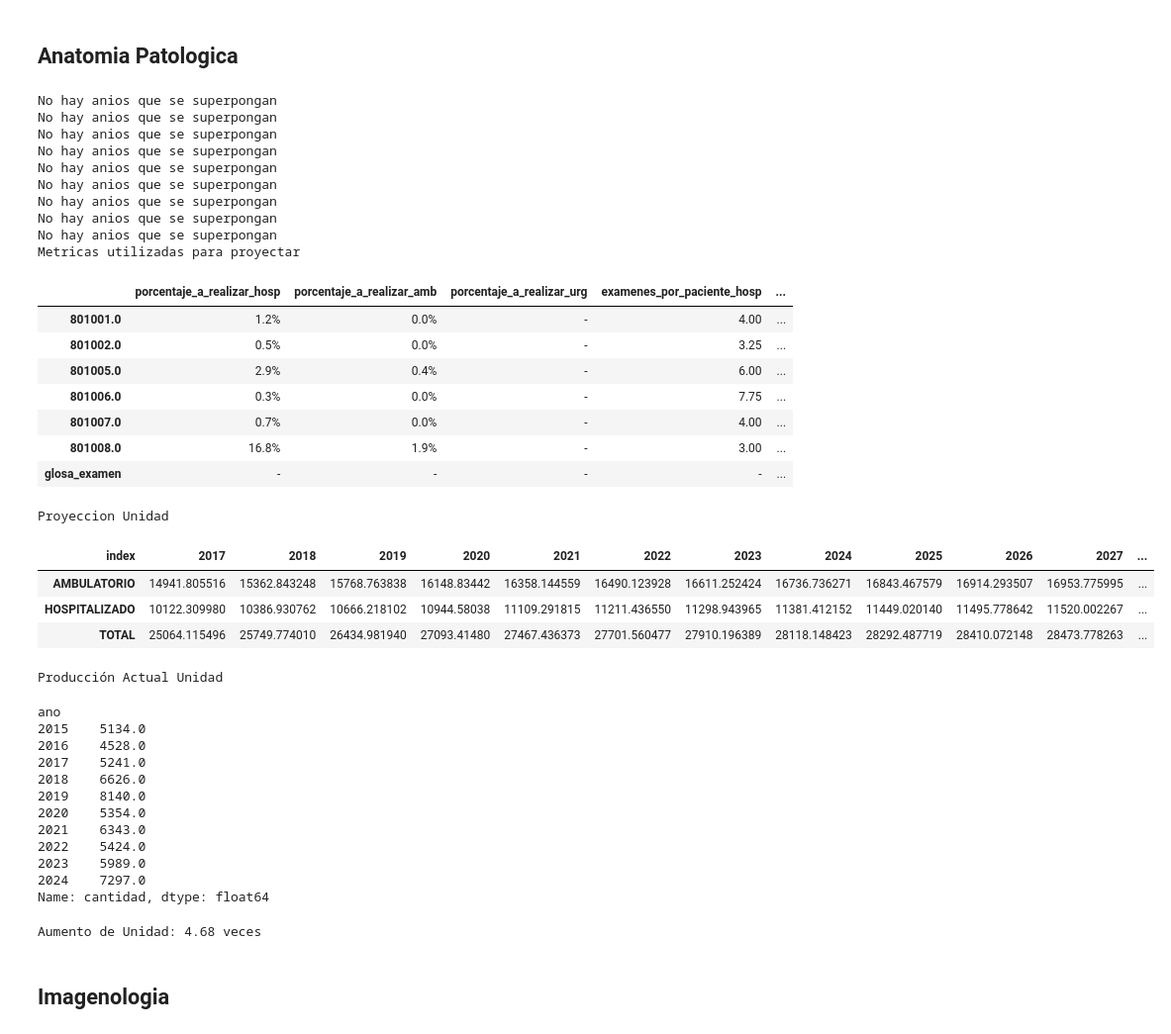
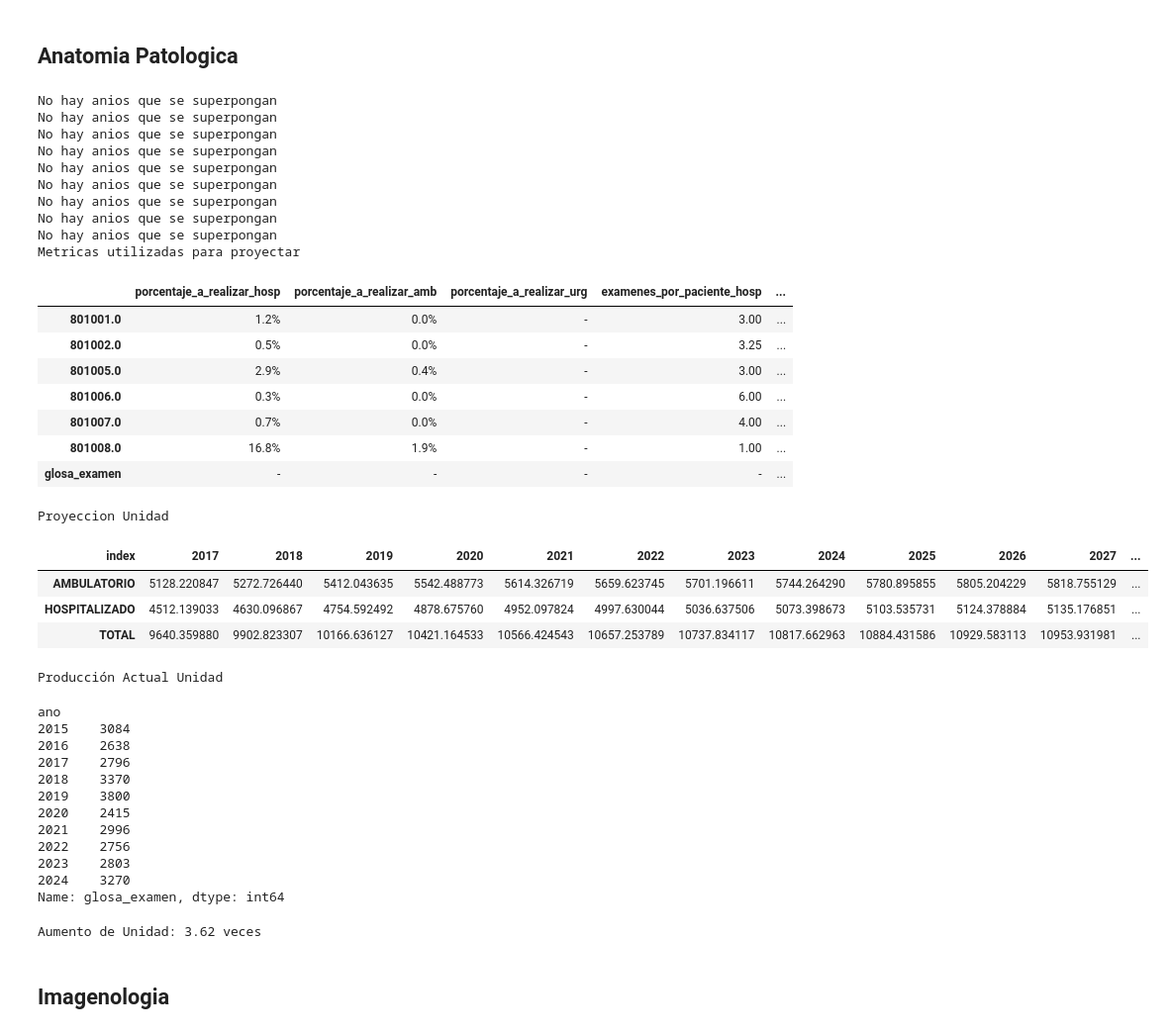
Before and after one commit to JavierRojas14/proyeccion-rdr, a Jupyter notebook: notebooks/6.0-jrb-support-units-percentajes.ipynb, the cells around one changed output. Shown: that part at 99% size. Saved outputs shown, nothing was run; the diff lists cells and outputs as text; code cells hidden in the pictures.

```diff
--- a/notebooks/6.0-jrb-support-units-percentajes.ipynb
+++ b/notebooks/6.0-jrb-support-units-percentajes.ipynb
@@ -338,55 +338,55 @@ Aumento de farmacia: 6.38 veces
 resultados_anatomia = ua.estimar_unidad_completa(
     df_unidad=df_anat,
     df_unidad_hosp=df_anat_hosp,
     df_unidad_amb=df_anat_amb,
     df_unidad_urg=df_anat_urg, # Notar que es un DataFrame vacio
     df_grd=df_grd,
     df_consultas=consultas_medicas,
     df_urgencias=df_urgencias,
     casos_hospitalizados_proyectados=casos_hospitalizados_proyectados,
     casos_atencion_abierta_proyectados=casos_atencion_abierta,
     casos_urgencia_proyectados=casos_urgencia,
     anios_poblacion=ANIOS_POBLACION,
-    estimar_examenes_por_paciente_utilizando_glosa=False,
+    estimar_examenes_por_paciente_utilizando_glosa=True,
 )
 # %% [output]
 No hay anios que se superpongan
 No hay anios que se superpongan
 No hay anios que se superpongan
 No hay anios que se superpongan
 No hay anios que se superpongan
 No hay anios que se superpongan
 No hay anios que se superpongan
 No hay anios que se superpongan
 No hay anios que se superpongan
 Metricas utilizadas para proyectar
 |  | porcentaje_a_realizar_hosp | porcentaje_a_realizar_amb | porcentaje_a_realizar_urg | examenes_por_paciente_hosp | ... |
-| 801001.0 | 1.2% | 0.0% | - | 4.00 | ... |
+| 801001.0 | 1.2% | 0.0% | - | 3.00 | ... |
 | 801002.0 | 0.5% | 0.0% | - | 3.25 | ... |
-| 801005.0 | 2.9% | 0.4% | - | 6.00 | ... |
-| 801006.0 | 0.3% | 0.0% | - | 7.75 | ... |
+| 801005.0 | 2.9% | 0.4% | - | 3.00 | ... |
+| 801006.0 | 0.3% | 0.0% | - | 6.00 | ... |
 | 801007.0 | 0.7% | 0.0% | - | 4.00 | ... |
-| 801008.0 | 16.8% | 1.9% | - | 3.00 | ... |
+| 801008.0 | 16.8% | 1.9% | - | 1.00 | ... |
 | glosa_examen | - | - | - | - | ... |
 Proyeccion Unidad
 | index | 2017 | 2018 | 2019 | 2020 | 2021 | 2022 | 2023 | 2024 | 2025 | 2026 | 2027 | ... |
-| AMBULATORIO | 14941.805516 | 15362.843248 | 15768.763838 | 16148.83442 | 16358.144559 | 16490.123928 | 16611.252424 | 16736.736271 | 16843.467579 | 16914.293507 | 16953.775995 | ... |
-| HOSPITALIZADO | 10122.309980 | 10386.930762 | 10666.218102 | 10944.58038 | 11109.291815 | 11211.436550 | 11298.943965 | 11381.412152 | 11449.020140 | 11495.778642 | 11520.002267 | ... |
-| TOTAL | 25064.115496 | 25749.774010 | 26434.981940 | 27093.41480 | 27467.436373 | 27701.560477 | 27910.196389 | 28118.148423 | 28292.487719 | 28410.072148 | 28473.778263 | ... |
+| AMBULATORIO | 5128.220847 | 5272.726440 | 5412.043635 | 5542.488773 | 5614.326719 | 5659.623745 | 5701.196611 | 5744.264290 | 5780.895855 | 5805.204229 | 5818.755129 | ... |
+| HOSPITALIZADO | 4512.139033 | 4630.096867 | 4754.592492 | 4878.675760 | 4952.097824 | 4997.630044 | 5036.637506 | 5073.398673 | 5103.535731 | 5124.378884 | 5135.176851 | ... |
+| TOTAL | 9640.359880 | 9902.823307 | 10166.636127 | 10421.164533 | 10566.424543 | 10657.253789 | 10737.834117 | 10817.662963 | 10884.431586 | 10929.583113 | 10953.931981 | ... |
 Producción Actual Unidad
 ano
-2015    5134.0
-2016    4528.0
-2017    5241.0
-2018    6626.0
-2019    8140.0
-2020    5354.0
-2021    6343.0
-2022    5424.0
-2023    5989.0
-2024    7297.0
-Name: cantidad, dtype: float64
+2015    3084
+2016    2638
+2017    2796
+2018    3370
+2019    3800
+2020    2415
+2021    2996
+2022    2756
+2023    2803
+2024    3270
+Name: glosa_examen, dtype: int64
-Aumento de Unidad: 4.68 veces
+Aumento de Unidad: 3.62 veces
 # %% [markdown]
 ## Imagenologia
 # %%
```
